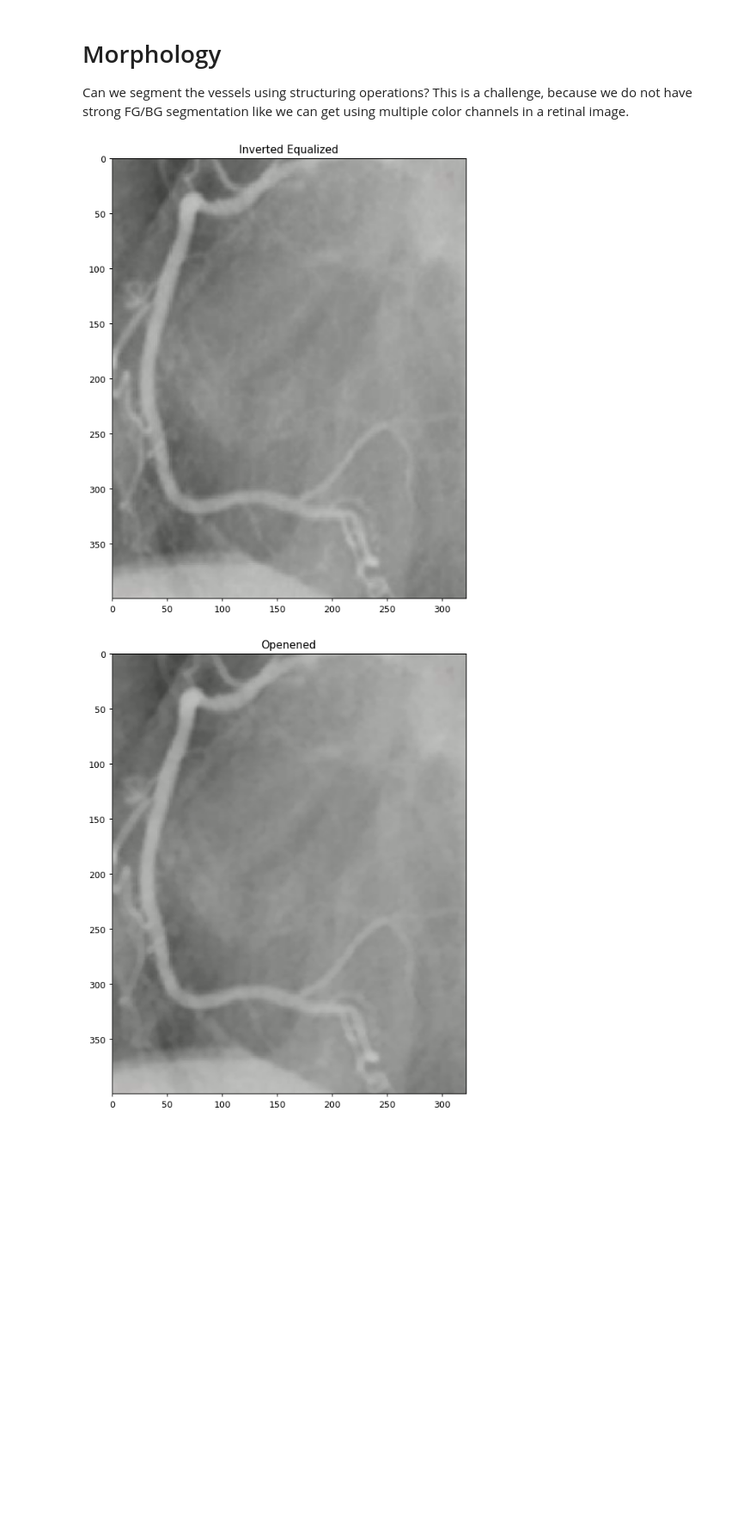
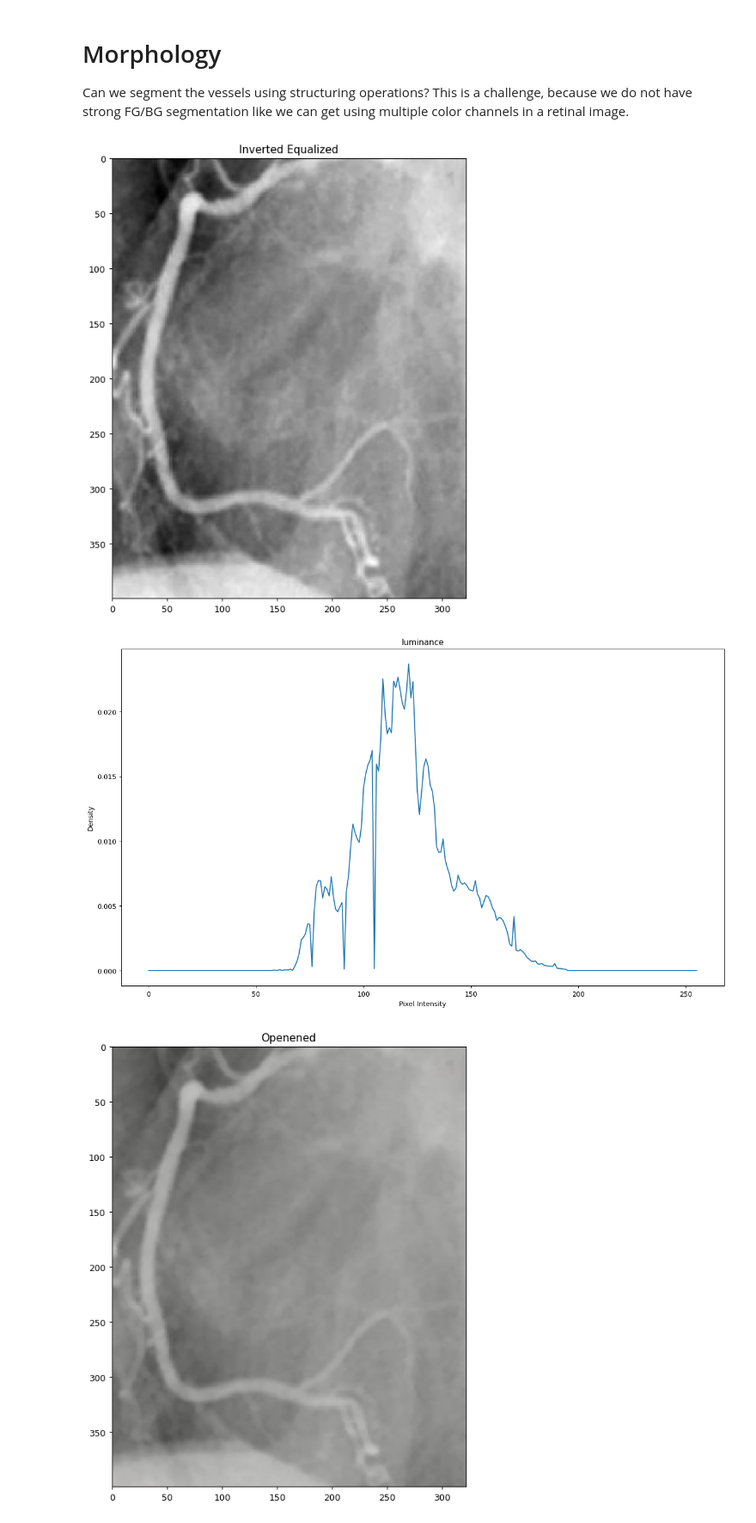
Before and after one commit to jbenshetler/vessel_segmentation, a Jupyter notebook: seg.ipynb, the cells around one changed output. Shown at 86% size. Drawn from its saved outputs; the diff is of its cells as text; code cells hidden in the pictures; blank space fills up the shorter version.

```diff
--- a/seg.ipynb
+++ b/seg.ipynb
@@ -101,3 +107,7 @@ _ = histogram_plot(equalized_img[:,:,0], "Equalized Histogram")
 # %% [output]
 equalized.shape=(400, 322, 3) equalized.dtype=uint8
 [figure]
+# %%
+lab = cv2.cvtColor(input_img, cv2.COLOR_BGR2LAB)
+l,a,b = cv2.split(lab)
+show_images(cv2.split(lab), "input", ["Luminance", "A", "B"] )
@@ -305,10 +305,12 @@ mask.shape=(400, 322) mask.dtype=uint8
 # Morphology
 Can we segment the vessels using structuring operations? This is a challenge, because we do not have strong FG/BG segmentation like we can get using multiple color channels in a retinal image.
 # %%
-negative_img = cv2.bitwise_not(input_img)
+negative_img = cv2.bitwise_not(l)
 show_image(negative_img, "Inverted Equalized")
+_ =histogram_plot(l, "luminance")
 # %% [output]
-[figure, old version]
+[figure, new version]
+[figure, added]
 # %%
 r1 = cv2.morphologyEx(negative_img, cv2.MORPH_OPEN, cv2.getStructuringElement(cv2.MORPH_ELLIPSE, (5,3)), iterations = 1)
 show_image(r1, "Openened")
```
Also changed, not shown: parts of 9 cells of this notebook.
